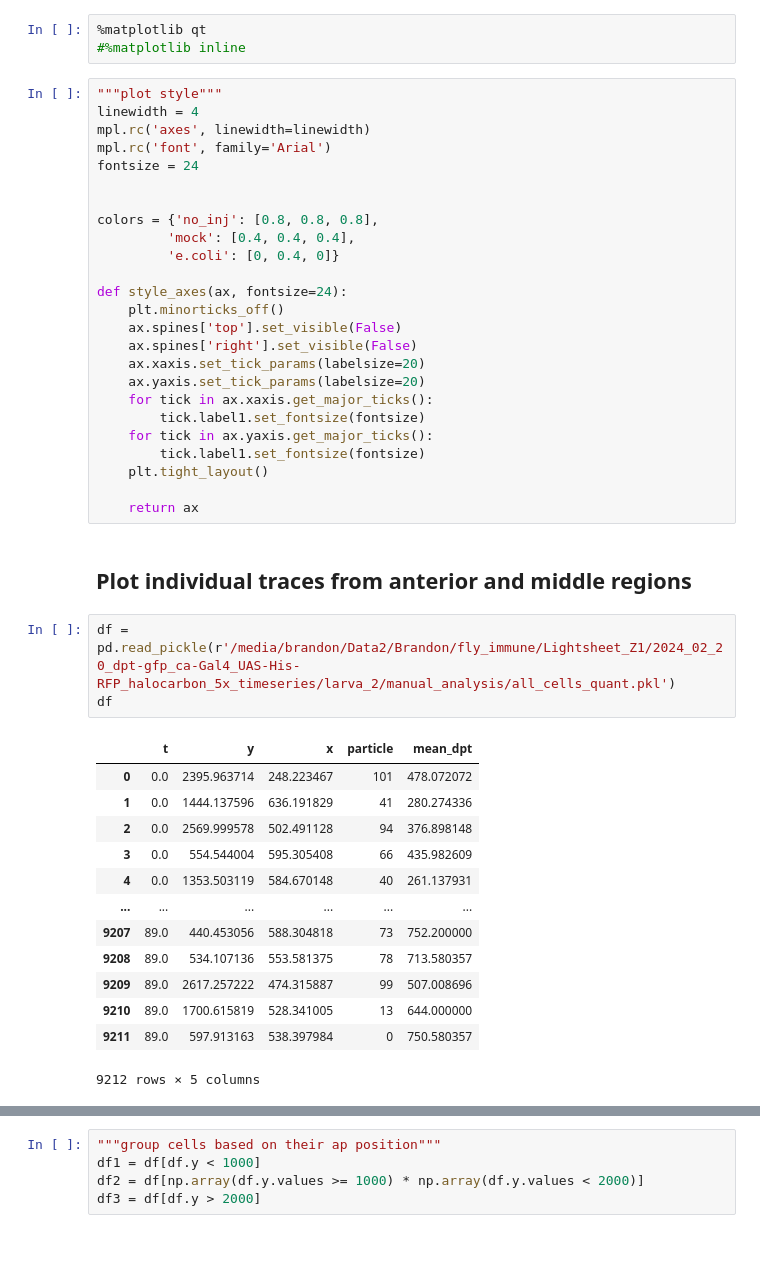
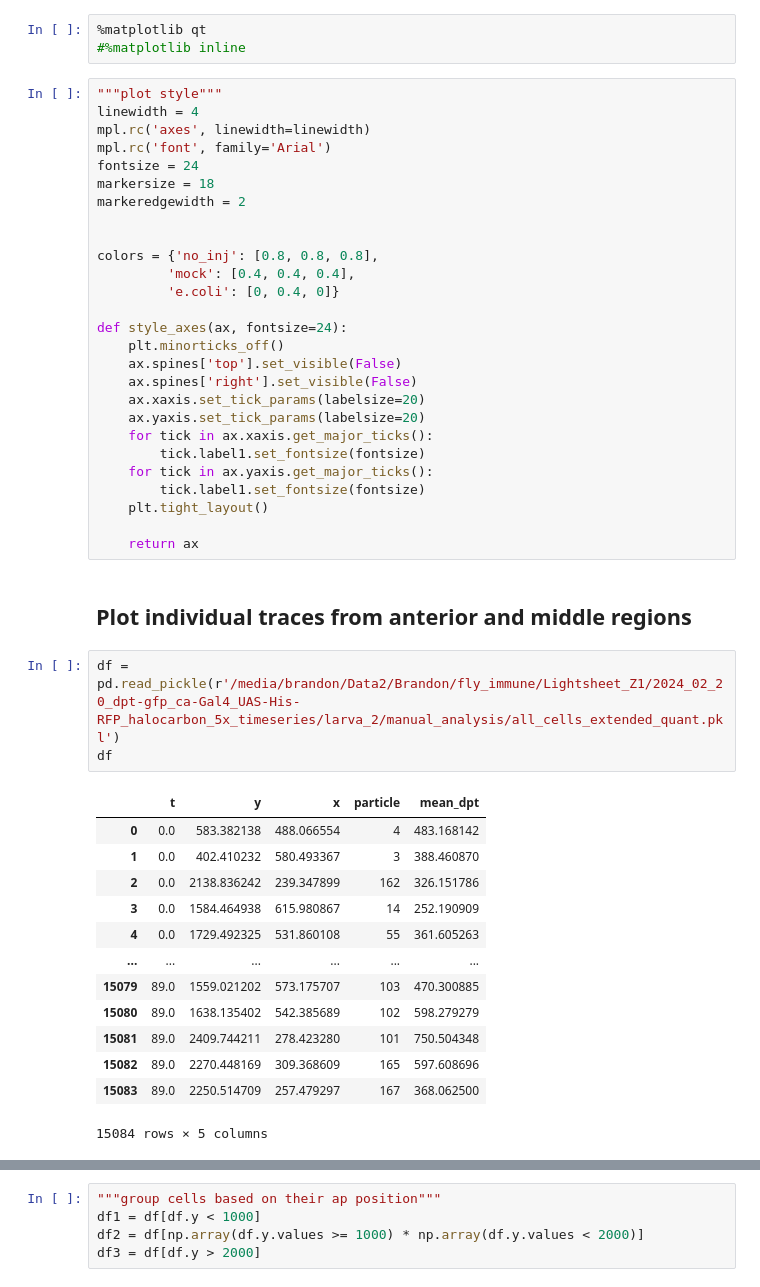
Before and after one commit to bschloma/diptericin-paper, a Jupyter notebook: Fig2-SingleCellDynamics.ipynb, the cells around one changed output, grey strips where cells are left out. Cells and saved outputs as stored; diff of their text form; blank space fills up the shorter version.

```diff
--- a/Fig2-SingleCellDynamics.ipynb
+++ b/Fig2-SingleCellDynamics.ipynb
@@ -19,6 +20,8 @@ linewidth = 4
 mpl.rc('axes', linewidth=linewidth)
 mpl.rc('font', family='Arial')
 fontsize = 24
+markersize = 18
+markeredgewidth = 2
 
 
 colors = {'no_inj': [0.8, 0.8, 0.8],
@@ -41,19 +44,19 @@ def style_axes(ax, fontsize=24):
 # %% [markdown]
 ## Plot individual traces from anterior and middle regions
 # %%
-df = pd.read_pickle(r'/media/brandon/Data2/Brandon/fly_immune/Lightsheet_Z1/2024_02_20_dpt-gfp_ca-Gal4_UAS-His-RFP_halocarbon_5x_timeseries/larva_2/manual_analysis/all_cells_quant.pkl')
+df = pd.read_pickle(r'/media/brandon/Data2/Brandon/fly_immune/Lightsheet_Z1/2024_02_20_dpt-gfp_ca-Gal4_UAS-His-RFP_halocarbon_5x_timeseries/larva_2/manual_analysis/all_cells_extended_quant.pkl')
 df
 # %% [output]
 |  | t | y | x | particle | mean_dpt |
-| 0 | 0.0 | 2395.963714 | 248.223467 | 101 | 478.072072 |
-| 1 | 0.0 | 1444.137596 | 636.191829 | 41 | 280.274336 |
-| 2 | 0.0 | 2569.999578 | 502.491128 | 94 | 376.898148 |
-| 3 | 0.0 | 554.544004 | 595.305408 | 66 | 435.982609 |
-| 4 | 0.0 | 1353.503119 | 584.670148 | 40 | 261.137931 |
+| 0 | 0.0 | 583.382138 | 488.066554 | 4 | 483.168142 |
+| 1 | 0.0 | 402.410232 | 580.493367 | 3 | 388.460870 |
+| 2 | 0.0 | 2138.836242 | 239.347899 | 162 | 326.151786 |
+| 3 | 0.0 | 1584.464938 | 615.980867 | 14 | 252.190909 |
+| 4 | 0.0 | 1729.492325 | 531.860108 | 55 | 361.605263 |
 | ... | ... | ... | ... | ... | ... |
-| 9207 | 89.0 | 440.453056 | 588.304818 | 73 | 752.200000 |
-| 9208 | 89.0 | 534.107136 | 553.581375 | 78 | 713.580357 |
-| 9209 | 89.0 | 2617.257222 | 474.315887 | 99 | 507.008696 |
-| 9210 | 89.0 | 1700.615819 | 528.341005 | 13 | 644.000000 |
-| 9211 | 89.0 | 597.913163 | 538.397984 | 0 | 750.580357 |
+| 15079 | 89.0 | 1559.021202 | 573.175707 | 103 | 470.300885 |
+| 15080 | 89.0 | 1638.135402 | 542.385689 | 102 | 598.279279 |
+| 15081 | 89.0 | 2409.744211 | 278.423280 | 101 | 750.504348 |
+| 15082 | 89.0 | 2270.448169 | 309.368609 | 165 | 597.608696 |
+| 15083 | 89.0 | 2250.514709 | 257.479297 | 167 | 368.062500 |
-9212 rows × 5 columns
+15084 rows × 5 columns
```
Also changed, not shown: parts of 58 cells of this notebook, 7 other files.
